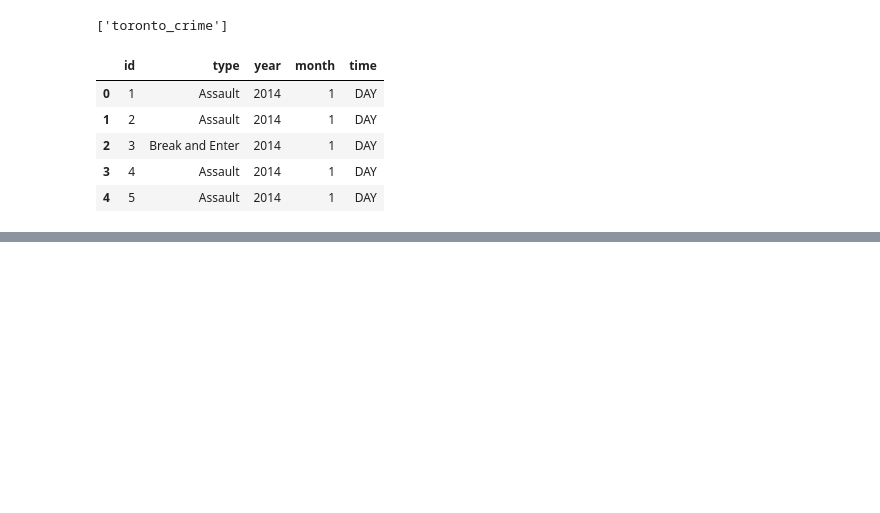
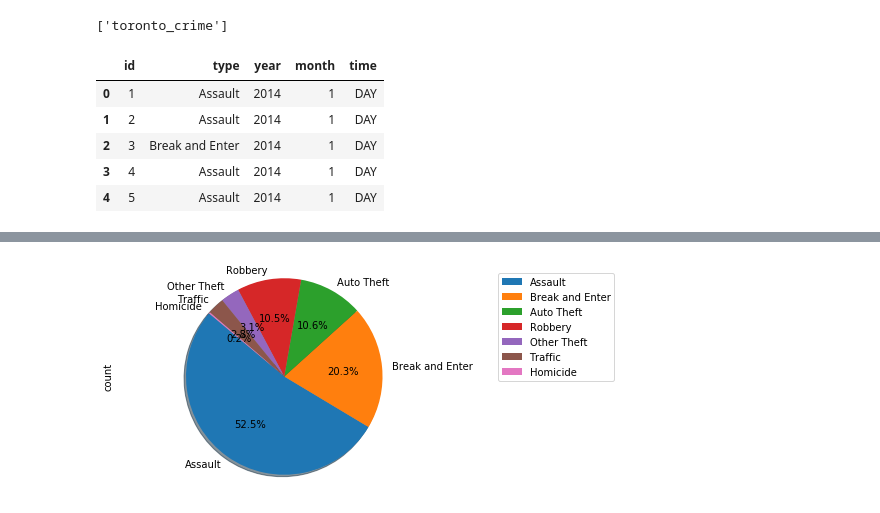
Before and after one commit to zarawang85/ETL_project, a Jupyter notebook: Toronto.ipynb, the cells around one changed output, grey strips where cells are left out. Cells and saved outputs as stored; diff of their text form; code cells hidden in the pictures; blank space fills up the shorter version.

```diff
--- a/Toronto.ipynb
+++ b/Toronto.ipynb
@@ -354,0 +510,5 @@ pd.read_sql_query('select * from toronto_crime', con=engine).head()
+# %%
+type_df = df_combined['type'].value_counts()
+type_df = pd.DataFrame(type_df)
+type_df = type_df.rename(columns={"type":"count"})
+type_df
@@ -354,0 +524,9 @@ pd.read_sql_query('select * from toronto_crime', con=engine).head()
+# %%
+type_df.plot.pie(y ="count", autopct="%1.1f%%", shadow=True, startangle=140)
+
+plt.axis("equal")
+plt.legend(loc="best", bbox_to_anchor=(1.5,1))
+plt.savefig("Images/toronto_type_count.png")
+plt.show()
+# %% [output]
+[figure, added]
```
Also changed, not shown: parts of 18 cells of this notebook.
